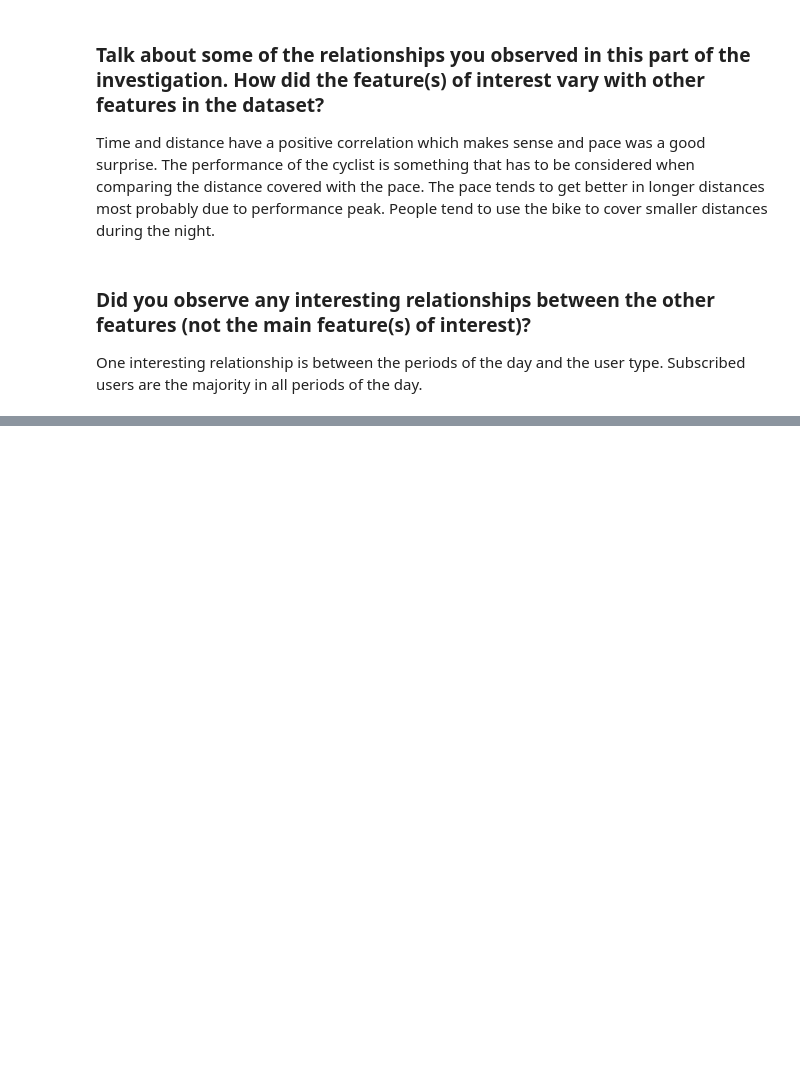
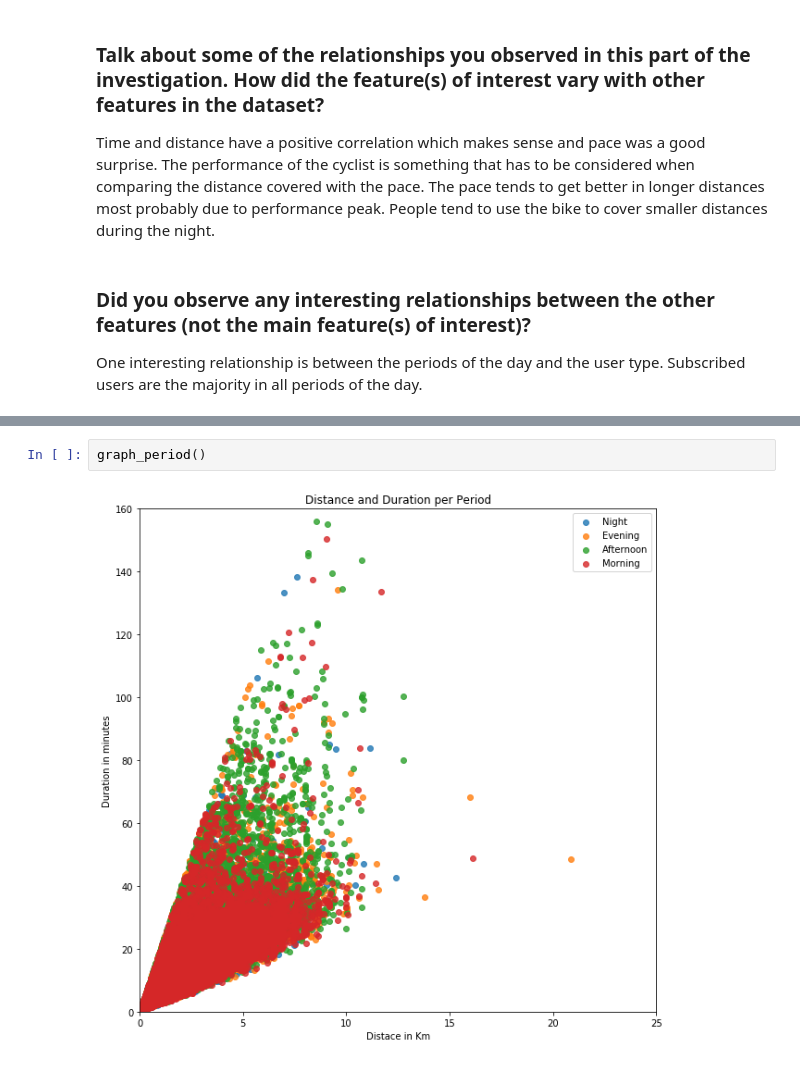
Before and after one commit to eduardopd/udacity-data-analysis-data-visualization, a Jupyter notebook: bay-wheels.ipynb, the cells around one changed output, grey strips where cells are left out. Drawn from its saved outputs; the diff is of its cells as text; blank space fills up the shorter version.

```diff
--- a/bay-wheels.ipynb
+++ b/bay-wheels.ipynb
@@ -892,0 +996,4 @@ One interesting relationship is between the periods of the day and the user type
+# %%
+graph_period()
+# %% [output]
+[figure, added]
```
Also changed, not shown: parts of 16 cells of this notebook.
